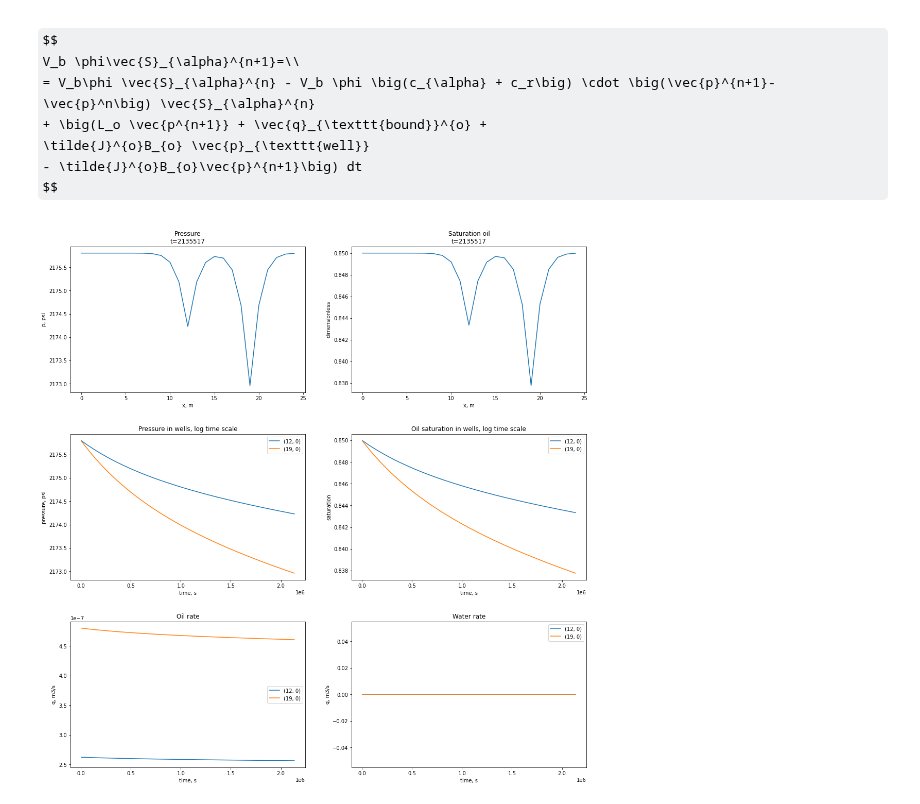
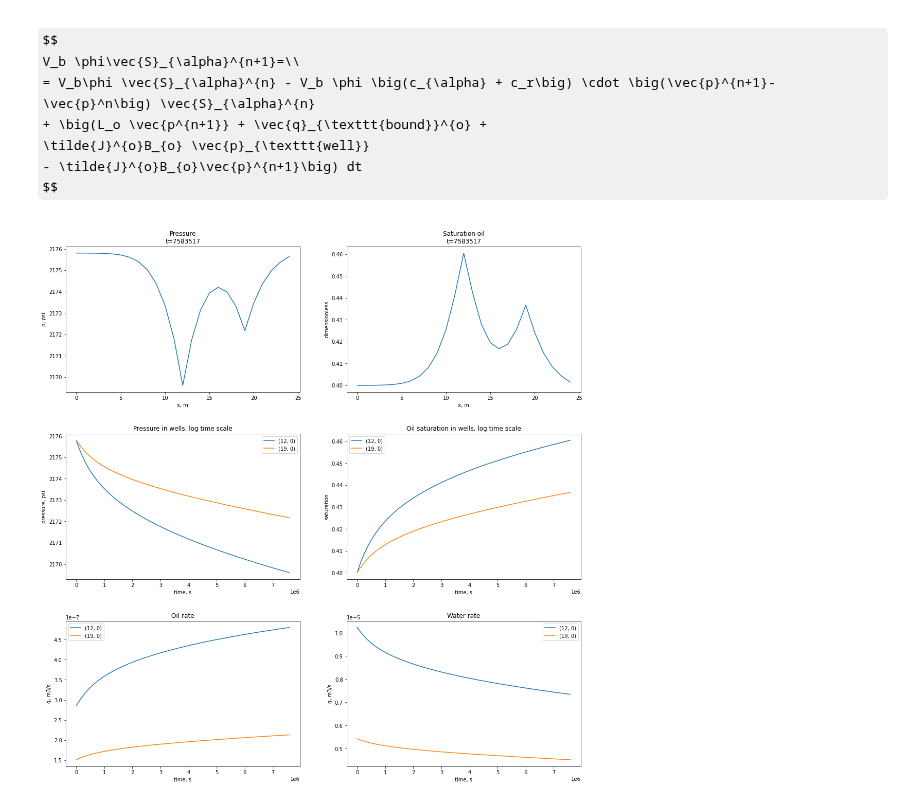
Before and after one commit to lemikhovalex/ReservoirModel, a Jupyter notebook: now_do_simple_models/05_1d_2liq.ipynb, the cells around one changed output. Drawn from its saved outputs; the diff is of its cells as text; code cells hidden in the pictures; some formulas as TeX source.

```diff
--- a/now_do_simple_models/05_1d_2liq.ipynb
+++ b/now_do_simple_models/05_1d_2liq.ipynb
@@ -114,3 +90,36 @@ def k_rel_o(s):
+# %%
+l_w = 2.
+l_o = 2.
+s_wir = 0.2
+s_wor = 0.8
+k_rwr = 0.6
+k_rot = 1.
+e_w = 1.
+e_o = 1.
+t_w = 2.
+t_o = 2.
+# %%
+def get_s_wn(s_w):
+    s_wn = (s_w - s_wir) / (s_wor - s_wir)
+    if (s_wn < 0):
+        s_wn = 0
+    if (s_wn > 1):
+        s_wn = 1
+    return s_wn
+
+
+def k_rel_w(s_w):
+    s_wn = get_s_wn(s_w)
+    out = s_wn ** l_w * k_rwr
+    out /= s_wn ** l_w + e_w * (1 - s_wn) ** t_w
+    return out
+
+def k_rel_o(s_o):
+    s_w = 1 - s_o
+    s_wn = get_s_wn(s_w)
+    out = k_rot * (1 - s_wn) ** l_o
+    out /= (1 - s_wn) ** l_o + e_o * s_wn ** t_o
+    return out
 # %%
 ss = np.linspace(0, 1, 200)
 k_rels_w = [k_rel_w(s) for s in ss]
@@ -141,8 +150,8 @@ class ResState:
             return self.values[i, j]
 # %%
 p = ResState(p, p_0)
-s_o = ResState(s_o, s_0)
-s_w = ResState(s_w, 1 - s_0)
+s_o = ResState(s_o, s_b)
+s_w = ResState(s_w, 1 - s_b)
 # %%
 def k_rel_o_p(i, j, s, p):
     if p[i, 0] > p[j, 0]:
@@ -240,7 +249,7 @@ def get_j_matrix(p, s, mu, k, B, pos_r, r_ref, ph):
         out[pos] *= k_rel_ph(i=pos[0], j=pos[0], s=s, p=p, ph=ph)
     return out
 # %%
-pos_r = {(12, 0): 0.05, (19, 0): 0.1}
+pos_r = {(12, 0): 0.2, (19, 0): 0.1}
 p_well = np.zeros((nx, 1))
 p_w = p_0 - 70 * 6894.
 for pos in pos_r:
@@ -354,8 +363,8 @@ for i in range(1, n_iter):
     a = dx*dy*d * phi *( np.ones((nx, 1)) + (c_r + c_o) * (p_new - p.values))
     b = phi * dx*dy*d * s_o.values + dt * (lapl_o.dot(p_new) + q_bound_o + j_o * B_o * (p_well - p_new))
     # upd sat wat
-    s_o = ResState(b / a, s_0)
-    s_w = ResState(np.ones((nx, 1)) - s_o.values, 1 - s_0)
+    s_o = ResState(b / a, s_b)
+    s_w = ResState(np.ones((nx, 1)) - s_o.values, 1 - s_b)
 
 
     dp = p_new - p.values
@@ -392,31 +401,31 @@ for i in range(1, n_iter):
         ax[1][0].set_xlabel('time, s')
         ax[1][0].set_ylabel('pressure, psi')
         ax[1][0].set_title('Pressure in wells, log time scale')
         ax[1][0].legend()
 
         ax[1][1].set_xlabel('time, s')
         ax[1][1].set_ylabel('saturation')
         ax[1][1].set_title('Oil saturation in wells, log time scale')
         ax[1][1].legend()
 
 
         ax[2][0].set_xlabel('time, s')
         ax[2][0].set_ylabel('q, m3/s')
         ax[2][0].set_title('Oil rate')
         ax[2][0].legend()
 
         ax[2][1].set_xlabel('time, s')
         ax[2][1].set_ylabel('q, m3/s')
         ax[2][1].set_title('Water rate')
         ax[2][1].legend()
         #ax[1][0].set_xscale('log')
         #ax[2][0].set_xscale('log')
 
         ax[0][1].ticklabel_format(useOffset=False, axis='y')
         ax[1][1].ticklabel_format(useOffset=False, axis='y')
         ax[0][0].ticklabel_format(useOffset=False, axis='y')
         ax[1][0].ticklabel_format(useOffset=False, axis='y')
         ax[2][0].ticklabel_format(useOffset=False, axis='y')
         plt.show()
 # %% [output]
-[figure, old version]
+[figure, new version]
```
Also changed, not shown: parts of 4 cells of this notebook.
